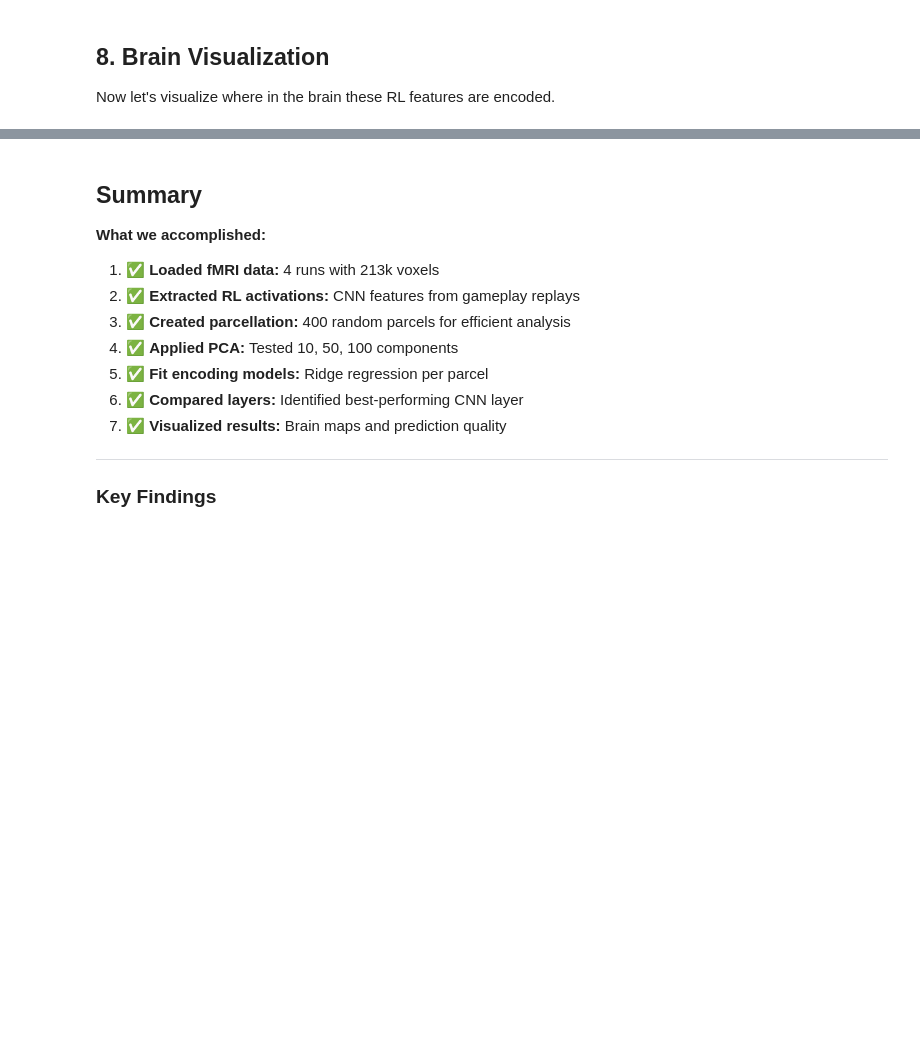
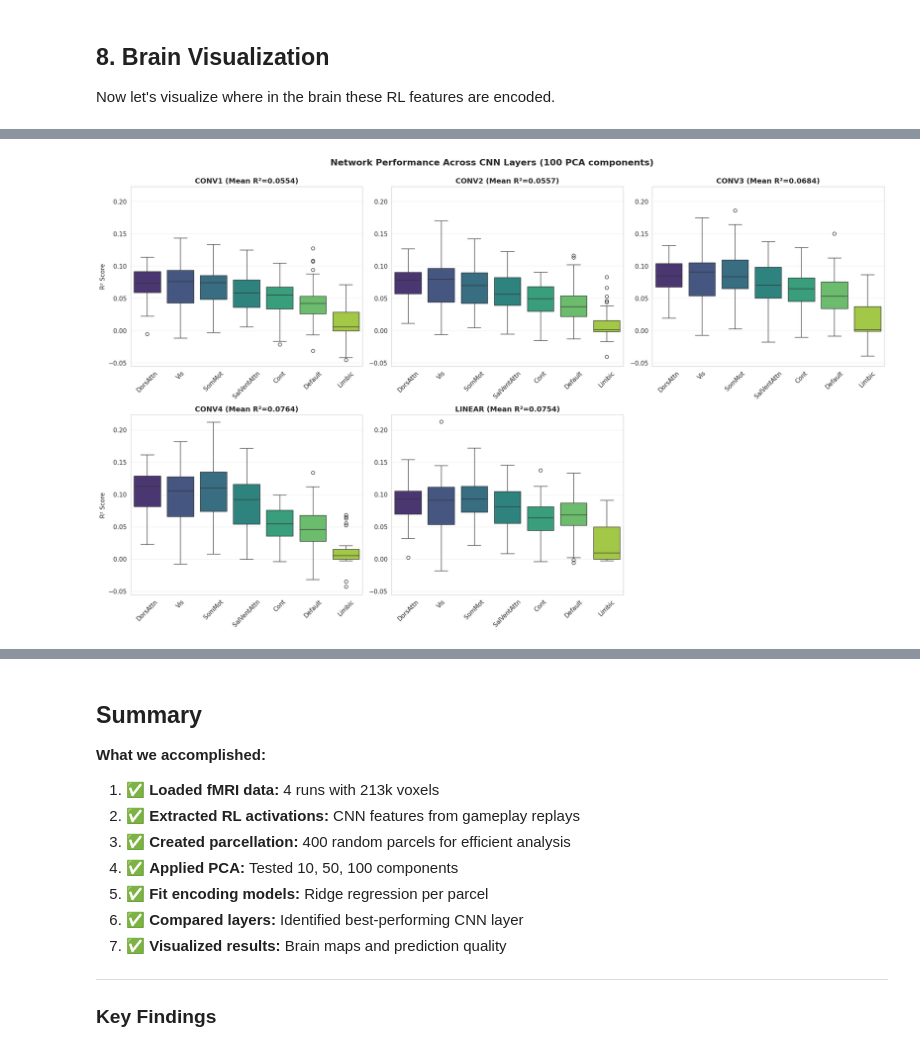
Before and after one commit to courtois-neuromod/mario.tutorials, a Jupyter notebook: notebooks/03_brain_encoding.ipynb, the cells around one changed output, grey strips where cells are left out. Saved outputs shown, nothing was run; the diff lists cells and outputs as text; code cells hidden in the pictures; blank space fills up the shorter version.

```diff
--- a/notebooks/03_brain_encoding.ipynb
+++ b/notebooks/03_brain_encoding.ipynb
@@ -425,9 +460,9 @@ else:
 # %%
-# Save results for future use (covert caching)
+# Save results for future use
 if cached_results is None:
-    from parcellation import save_complete_results
+    from encoding import save_encoding_results
 
-    save_complete_results(
+    save_encoding_results(
         parcel_bold=parcel_bold,
         all_pca_results=all_pca_results,
         all_encoding_results=all_encoding_results,
@@ -439,6 +474,6 @@ if cached_results is None:
         pca_dims=pca_dims,
         subject=SUBJECT,
         session=SESSION,
-        verbose=False  # Covert caching
+        verbose=False
     )
     print(f"✓ Results saved for future use")
@@ -499,18 +545,16 @@ plt.show()
 # %%
 from visualization import plot_network_performance_grid
-from parcellation import load_schaefer_atlas
 
-# Load Schaefer atlas for network visualization
-atlas_schaefer = load_schaefer_atlas(n_rois=400, yeo_networks=7)
-
-# Visualize performance across brain networks
+# Visualize performance across brain networks (using Schaefer atlas)
 fig_grid = plot_network_performance_grid(
     all_encoding_results,
     best_n_comp,
-    atlas_schaefer,
+    atlas,  # Using the Schaefer atlas we loaded earlier
     figsize=(20, 12)
 )
 plt.show()
+# %% [output]
+[figure, added]
 # %%
 from visualization import plot_glass_brain_r2
 
```
Also changed, not shown: parts of 12 cells of this notebook, 2 other files.
